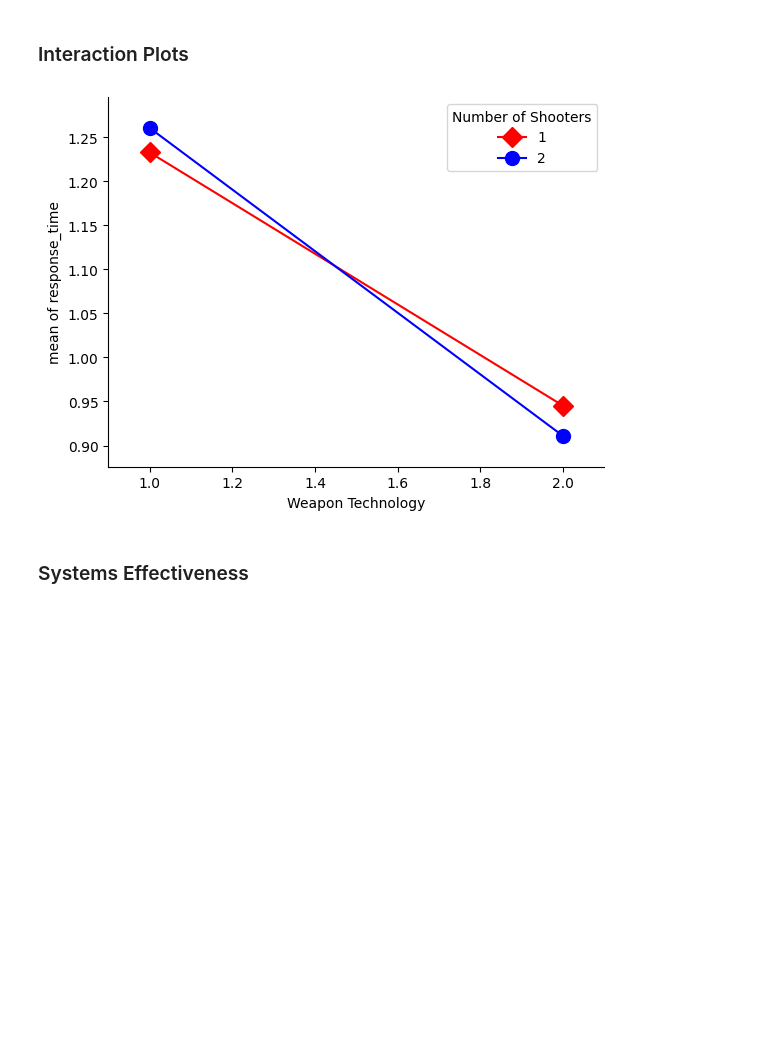
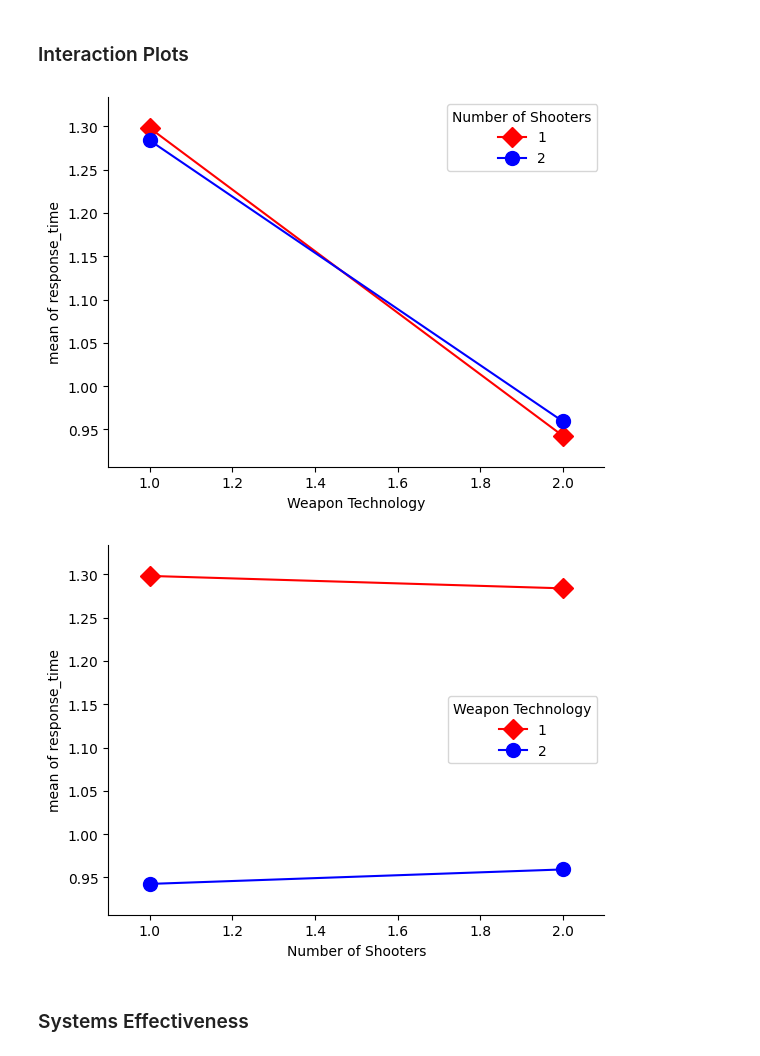
Before and after one commit to madachy/sd_incose, a Jupyter notebook: Target_Shooter_System.ipynb, the cells around one changed output. Saved outputs shown, nothing was run; the diff lists cells and outputs as text; code cells hidden in the pictures; blank space fills up the shorter version.

```diff
--- a/Target_Shooter_System.ipynb
+++ b/Target_Shooter_System.ipynb
@@ -33,13 +59,16 @@ tree(requirements)
 # %% [markdown]
 ## Parameters
 # %%
-# input parameters
+# default input parameters
 num_shooters = 1
-num_targets = 10
-weapons_technology = "High"
+num_targets = 100
+weapons_technology = "Normal"
+
+# weapons technology performance
 if weapons_technology == "High": shooting_time = 'np.random.normal(.8, .2)'
 if weapons_technology == "Normal": shooting_time = 'np.random.normal(1, .3)'
 
+# fixed operational costs
 costs = [100, 150, 125, 175]
 # %% [markdown]
 ## Discrete Event Simulation Model
@@ -133,29 +169,32 @@ time_differences
 import numpy as np
 
 # evaluate measure of performance to attain objective mean response time < 2
-mean_response_times = []
 
 response_times_dict={}
 
-weapons_technology = "High"
+scenarios = [{'weapons_technology': weapons_technology, 'num_shooters': num_shooters} for weapons_technology in weapons_technologies for num_shooters in shooters]
 
-for num_shooters in [1, 2]:
-    for run in range(10):
+for scenario in scenarios:
+    mean_response_times = []
+    response_time_goal_attainment_percent = []
+    response_times_dict
+    for run in range(100):
+        print(scenario)
         response_times = []
 
-        if weapons_technology == "High": shooting_time = 'np.random.normal(.8, .2)'
-        if weapons_technology == "Normal": shooting_time = 'np.random.normal(1, .3)'
+        if scenario['weapons_technology'] == "High": shooting_time = 'abs(np.random.normal(.8, .2))'
+        if scenario['weapons_technology'] == "Normal": shooting_time = 'np.clip(np.random.normal(1, .5), 0, 10)'
 
         init_de_model()
         add_source('incoming targets',
                 entity_name="target",
-                num_entities = 10,
+                num_entities = num_targets,
                 connections={'shooter': 1},
                 interarrival_time='np.random.exponential(3)')
 
         add_server(name='shooter',
                 connections={'shot targets': 1},
-                service_time='np.random.normal(1, .3)',
+                service_time=shooting_time,
                 capacity = num_shooters)
 
         add_terminate('shot targets')
@@ -163,19 +202,16 @@ for num_shooters in [1, 2]:
         model_data, target_entity_data = run_model(verbose=False)
 
         response_times = [target['departure'] - target['arrival'] for target in target_entity_data.values()]
-        """
-        for data in target_entity_data.values():
-            response_time = data['departure'] - data['arrival']
-            response_times.append(response_time)
-        """
 
         # Calculate the percentage of response times less than 2
         count = sum(1 for time in response_times if time < 1.2)
         percentage = count / len(response_times) * 100
+        response_time_goal_attainment_percent.append(percentage)
 
         mean_response_times.append(np.mean(response_times))
-        response_times_dict[num_shooters] = mean_response_times
+        response_times_dict[(scenario['weapons_technology'], scenario['num_shooters'])] = mean_response_times
 
+response_time_goal_attainment_percent
 mean_response_times
 response_times_dict
 # %% [output]
@@ -415,16 +410,23 @@ Reject null hypothesis mean < 2 and accept HA: mean >= 2
 # %% [markdown]
 ### Interaction Plots
 # %%
+from statsmodels.graphics.factorplots import interaction_plot
+
 # interaction plots
 weapon_technology = [1, 2, 1, 2] # normal, high, normal, high
 number_shooters = [1, 1, 2, 2]
 mean_response_time = [np.mean(response_times_dict[('Normal', 1)]), np.mean(response_times_dict[('High', 1)]), np.mean(response_times_dict[('Normal', 2)]), np.mean(response_times_dict[('High', 2)])]
 
 fig = interaction_plot(weapon_technology, number_shooters, mean_response_time, xlabel='Weapon Technology', ylabel='response_time', colors=['red', 'blue'], markers=['D', 'o'], ms=10)
 plt.legend([1, 2], title = 'Number of Shooters')
 plt.show()
+
+fig = interaction_plot(number_shooters, weapon_technology, mean_response_time, xlabel='Number of Shooters', ylabel='response_time', colors=['red', 'blue'], markers=['D', 'o'], ms=10)
+plt.legend([1, 2], title = 'Weapon Technology')
+plt.show()
 # %% [output]
-[figure, old version]
+[figure, new version]
+[figure, added]
 # %% [markdown]
 ### Systems Effectiveness
 # %%
```
Also changed, not shown: parts of 20 cells of this notebook.
